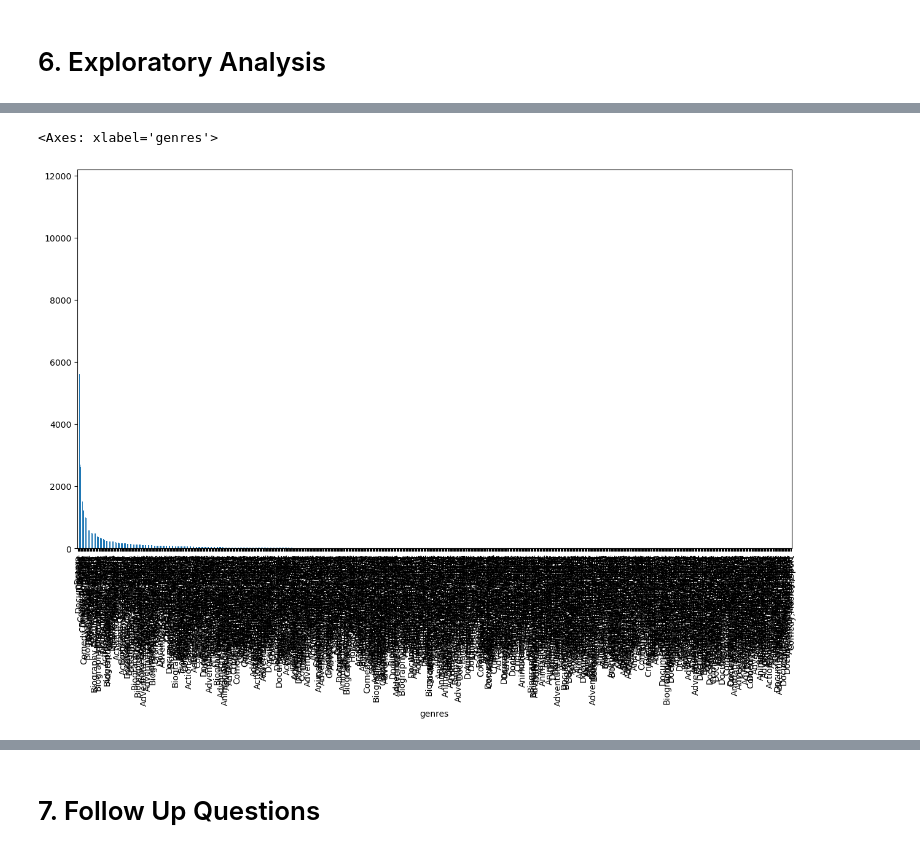
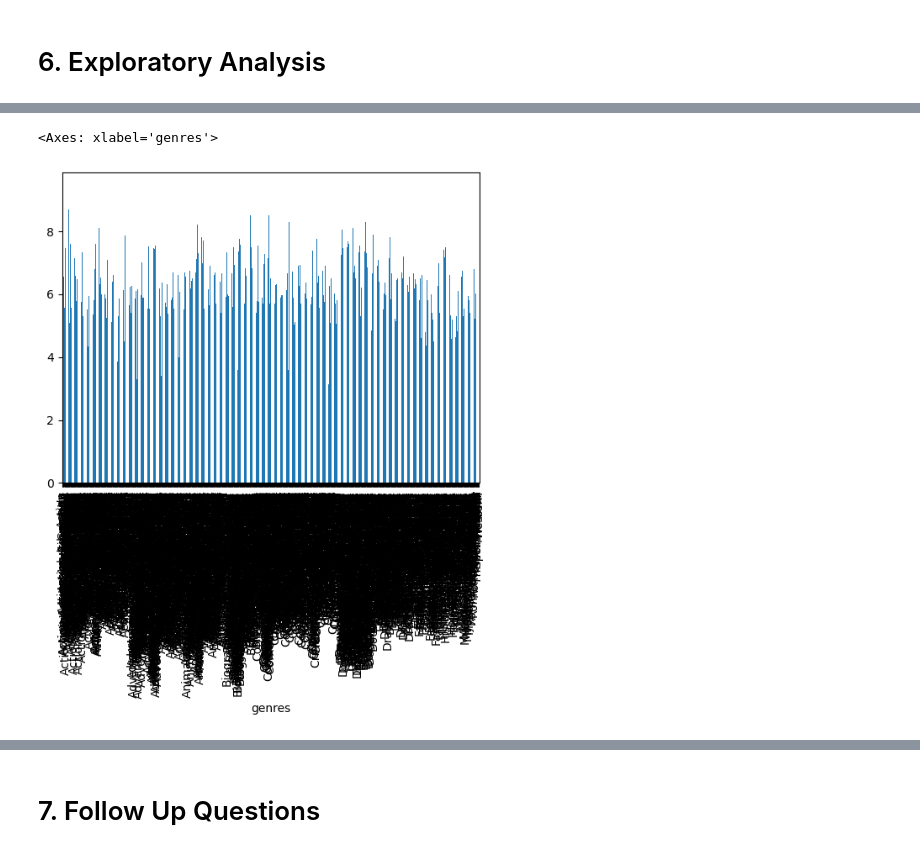
Before and after one commit to FionaNalianya/Microsoft-Movie, a Jupyter notebook: notebook.ipynb, the cells around one changed output, grey strips where cells are left out. Cells and saved outputs as stored; diff of their text form; code cells hidden in the pictures.

```diff
--- a/notebook.ipynb
+++ b/notebook.ipynb
@@ -387,6 +396,6 @@ title_basics_ratings.genres.nunique()
 923
 # %%
 # sorting title_basics_ratings by averagerating
-title_basics_ratings = title_basics_ratings.sort_values(by=['averagerating'], ascending=False)
-title_basics_ratings.head(20)
+title_basics_ratings_top20 = title_basics_ratings.sort_values(by=['averagerating'], ascending=False).head(20).index.to_list()
+title_basics_ratings_top20
 # %% [output]
@@ -585,5 +585,5 @@ TypeError: list indices must be integers or slices, not str
 # %%
-title_basics_ratings.genres.value_counts().plot(kind='bar', figsize=(15,8))
+title_basics_ratings.groupby('genres').averagerating.mean().plot(kind='bar')
 # %% [output]
 <Axes: xlabel='genres'>
-[figure, old version]
+[figure, new version]
```
Also changed, not shown: parts of 13 cells of this notebook.
